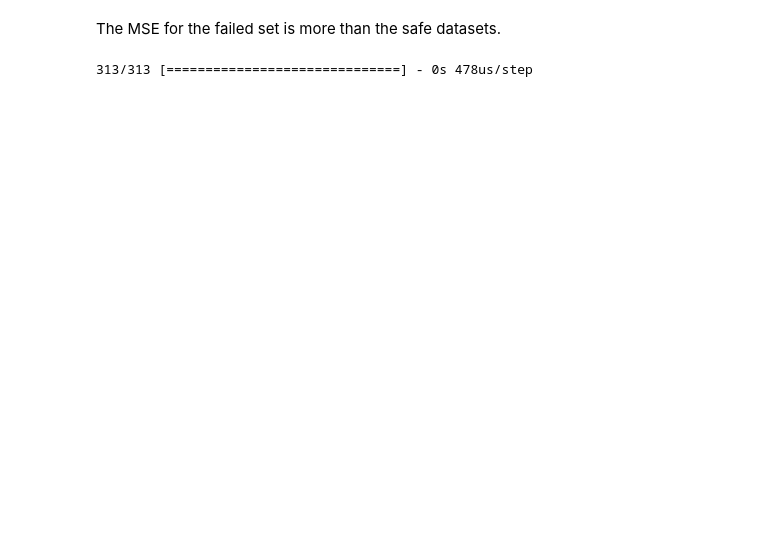
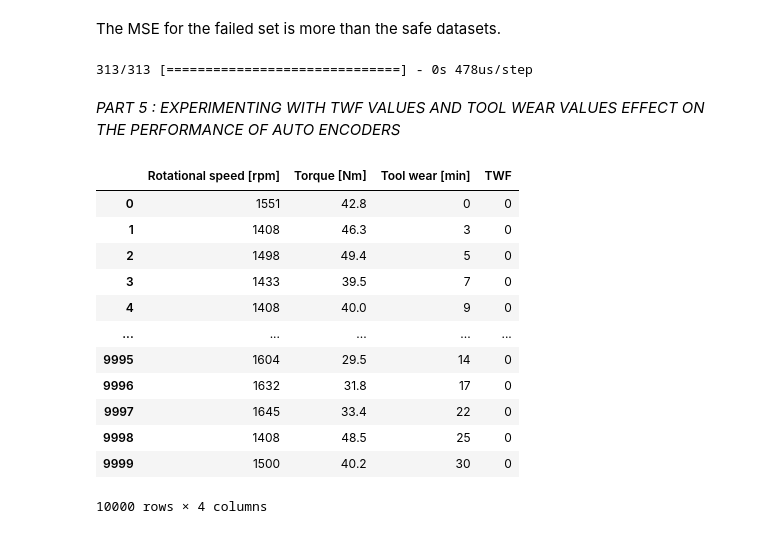
Before and after one commit to ADG4050/Anomaly-Detection-for-Predictive-Maintenance-Applications-, a Jupyter notebook: main.ipynb, the cells around one changed output. Cells and saved outputs as stored; diff of their text form; code cells hidden in the pictures; blank space fills up the shorter version.

```diff
--- a/main.ipynb
+++ b/main.ipynb
@@ -353,3 +353,26 @@ fig.update_layout(title='Histogram of Mean Squared Error for Different Samples',
 fig.show()
 # %% [output]
 313/313 [==============================] - 0s 478us/step
+# %% [markdown]
+*PART 5 : EXPERIMENTING WITH TWF VALUES AND TOOL WEAR VALUES EFFECT ON THE PERFORMANCE OF AUTO ENCODERS*
+# %%
+# Doing the same thing, by including tool wear duration only for tool wear failure mode, as described in the paper, decision tree structure also depends on tool wear failure in addition to
+# rotational speed and torque. Here we keep TWF, Tool wear, torque and rotational speed only and drop Machine Failure in contrast to before.
+data_nx2 = data
+data_nx2 = data_nx2.drop(['UDI', 'Product ID', 'Type', 'Air temperature [K]', 'Process temperature [K]',
+                  'Machine failure', 'HDF', 'PWF', 'OSF', 'RNF'], axis=1)
+data_nx2
+# %% [output]
+|  | Rotational speed [rpm] | Torque [Nm] | Tool wear [min] | TWF |
+| 0 | 1551 | 42.8 | 0 | 0 |
+| 1 | 1408 | 46.3 | 3 | 0 |
+| 2 | 1498 | 49.4 | 5 | 0 |
+| 3 | 1433 | 39.5 | 7 | 0 |
+| 4 | 1408 | 40.0 | 9 | 0 |
+| ... | ... | ... | ... | ... |
+| 9995 | 1604 | 29.5 | 14 | 0 |
+| 9996 | 1632 | 31.8 | 17 | 0 |
+| 9997 | 1645 | 33.4 | 22 | 0 |
+| 9998 | 1408 | 48.5 | 25 | 0 |
+| 9999 | 1500 | 40.2 | 30 | 0 |
+10000 rows × 4 columns
```
Also changed, not shown: parts of 8 cells of this notebook, 1 other file.
